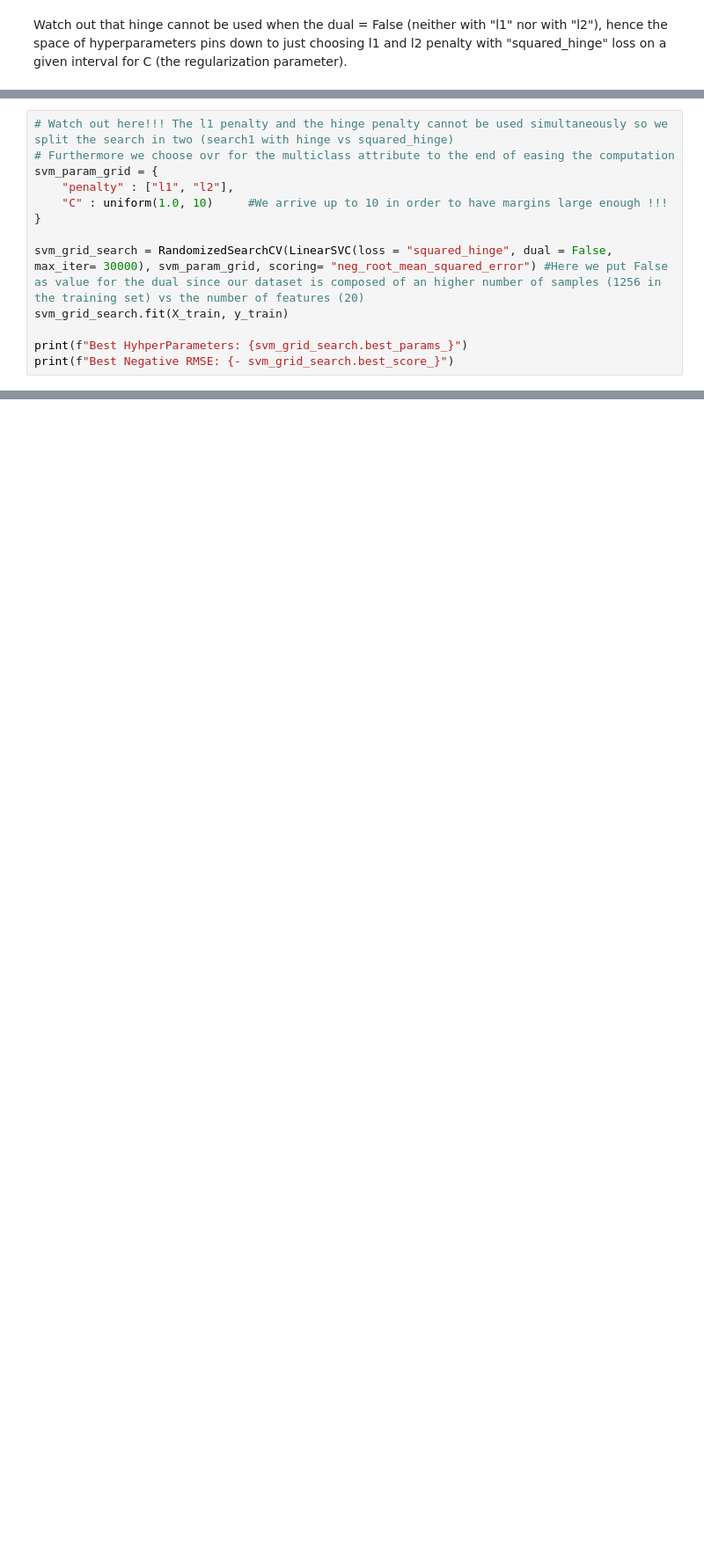
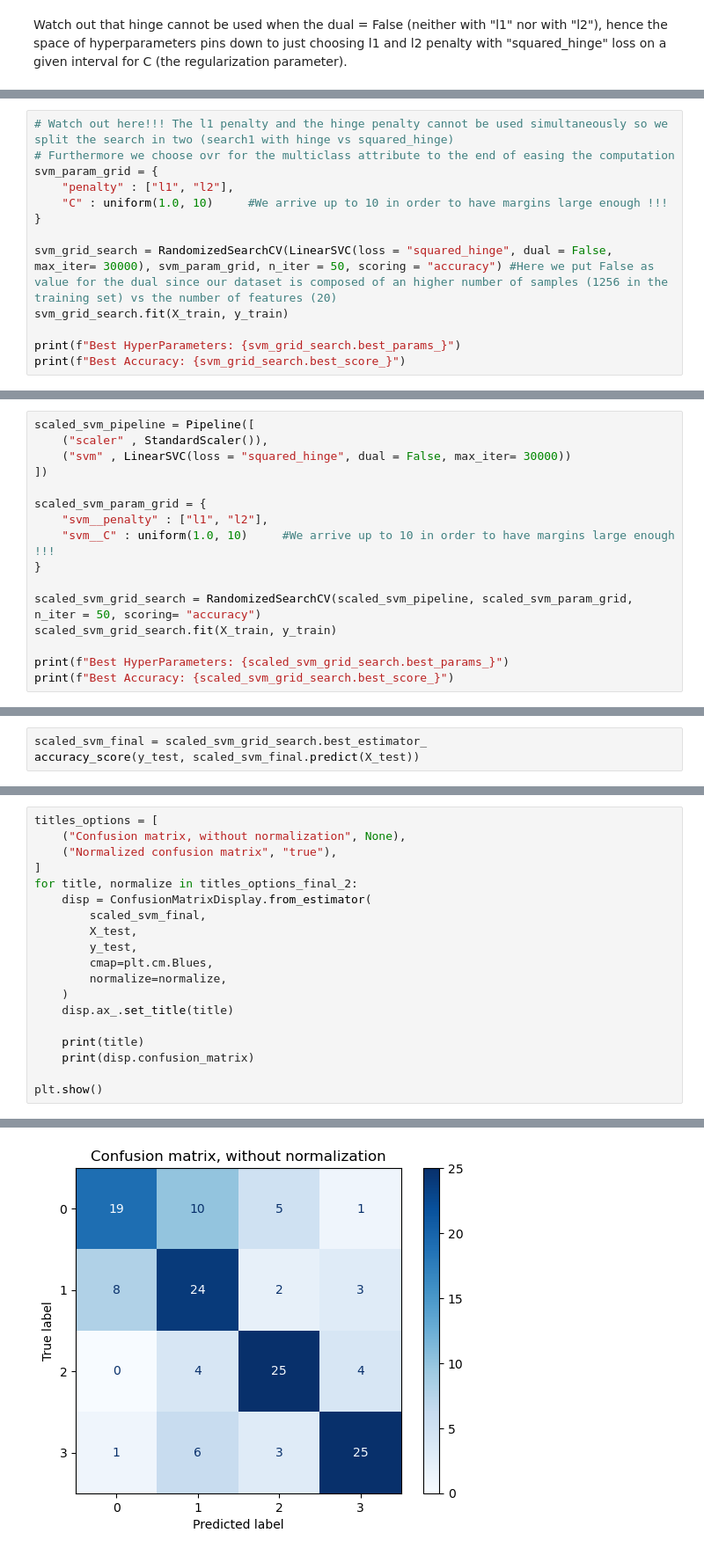
Before and after one commit to alessandropranzo/ml-individual-project, a Jupyter notebook: project.ipynb, the cells around one changed output, grey strips where cells are left out. Shown: that part at 88% size. Saved outputs shown, nothing was run; the diff lists cells and outputs as text; blank space fills up the shorter version.

```diff
--- a/project.ipynb
+++ b/project.ipynb
@@ -199,9 +410,9 @@ svm_param_grid = {
     "C" : uniform(1.0, 10)     #We arrive up to 10 in order to have margins large enough !!!
 }
 
-svm_grid_search = RandomizedSearchCV(LinearSVC(loss = "squared_hinge", dual = False, max_iter= 30000), svm_param_grid, scoring= "neg_root_mean_squared_error") #Here we put False as value for the dual since our dataset is composed of an higher number of samples (1256 in the training set) vs the number of features (20)
+svm_grid_search = RandomizedSearchCV(LinearSVC(loss = "squared_hinge", dual = False, max_iter= 30000), svm_param_grid, n_iter = 50, scoring = "accuracy") #Here we put False as value for the dual since our dataset is composed of an higher number of samples (1256 in the training set) vs the number of features (20)
 svm_grid_search.fit(X_train, y_train)
 
-print(f"Best HyhperParameters: {svm_grid_search.best_params_}")
-print(f"Best Negative RMSE: {- svm_grid_search.best_score_}")
+print(f"Best HyperParameters: {svm_grid_search.best_params_}")
+print(f"Best Accuracy: {svm_grid_search.best_score_}")
 # %% [output]
@@ -209,0 +435,16 @@ Best Negative RMSE: 0.8587415358566792
+# %%
+scaled_svm_pipeline = Pipeline([
+    ("scaler" , StandardScaler()),
+    ("svm" , LinearSVC(loss = "squared_hinge", dual = False, max_iter= 30000))
+])
+
+scaled_svm_param_grid = {
+    "svm__penalty" : ["l1", "l2"],
+    "svm__C" : uniform(1.0, 10)     #We arrive up to 10 in order to have margins large enough !!!
+}
+
+scaled_svm_grid_search = RandomizedSearchCV(scaled_svm_pipeline, scaled_svm_param_grid, n_iter = 50, scoring= "accuracy")
+scaled_svm_grid_search.fit(X_train, y_train)
+
+print(f"Best HyperParameters: {scaled_svm_grid_search.best_params_}")
+print(f"Best Accuracy: {scaled_svm_grid_search.best_score_}")
@@ -209,0 +457,3 @@ Best Negative RMSE: 0.8587415358566792
+# %%
+scaled_svm_final = scaled_svm_grid_search.best_estimator_
+accuracy_score(y_test, scaled_svm_final.predict(X_test))
@@ -209,0 +464,20 @@ Best Negative RMSE: 0.8587415358566792
+# %%
+titles_options = [
+    ("Confusion matrix, without normalization", None),
+    ("Normalized confusion matrix", "true"),
+]
+for title, normalize in titles_options_final_2:
+    disp = ConfusionMatrixDisplay.from_estimator(
+        scaled_svm_final,
+        X_test,
+        y_test,
+        cmap=plt.cm.Blues,
+        normalize=normalize,
+    )
+    disp.ax_.set_title(title)
+
+    print(title)
+    print(disp.confusion_matrix)
+
+plt.show()
+# %% [output]
@@ -209,0 +494 @@ Best Negative RMSE: 0.8587415358566792
+[figure, added]
```
Also changed, not shown: parts of 46 cells of this notebook.
